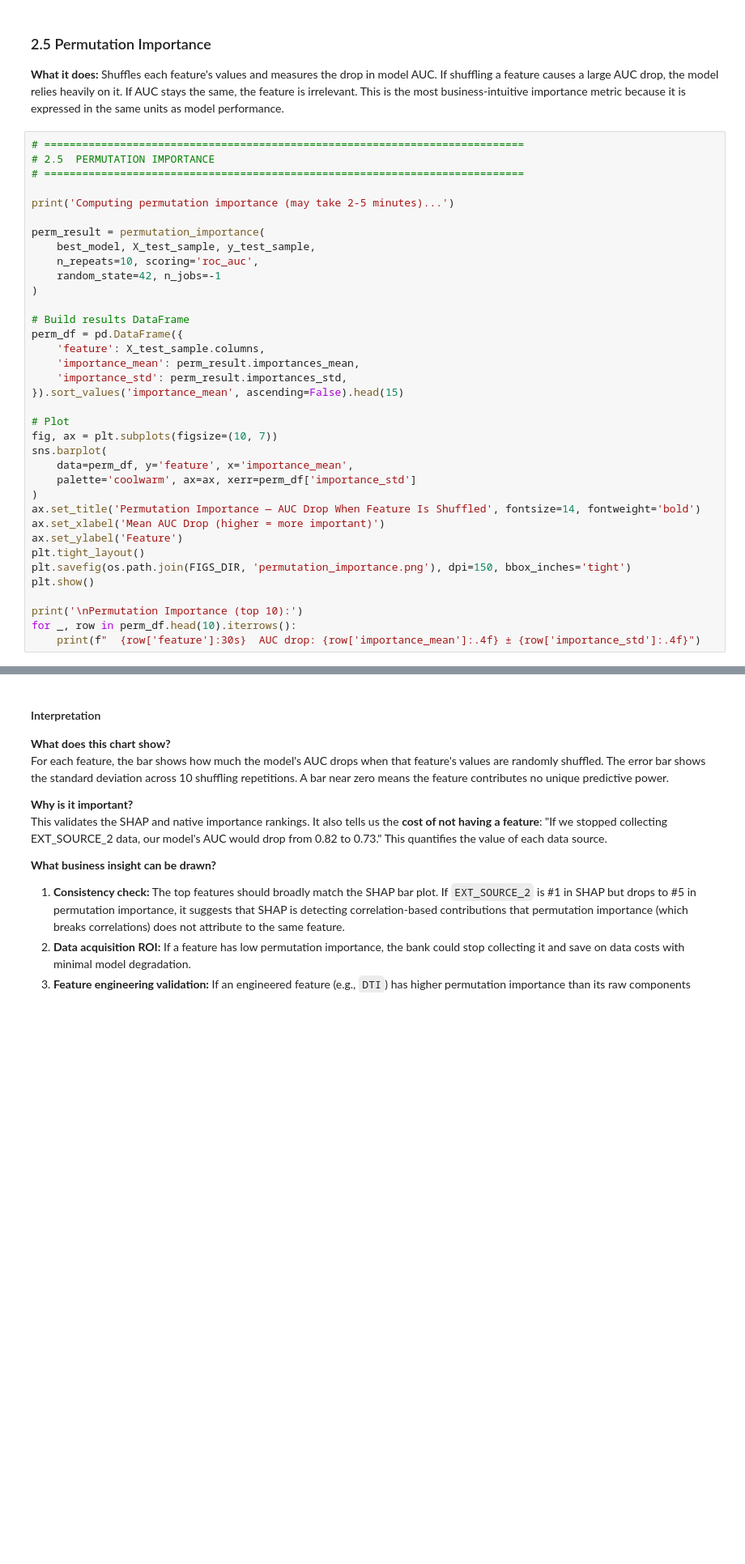
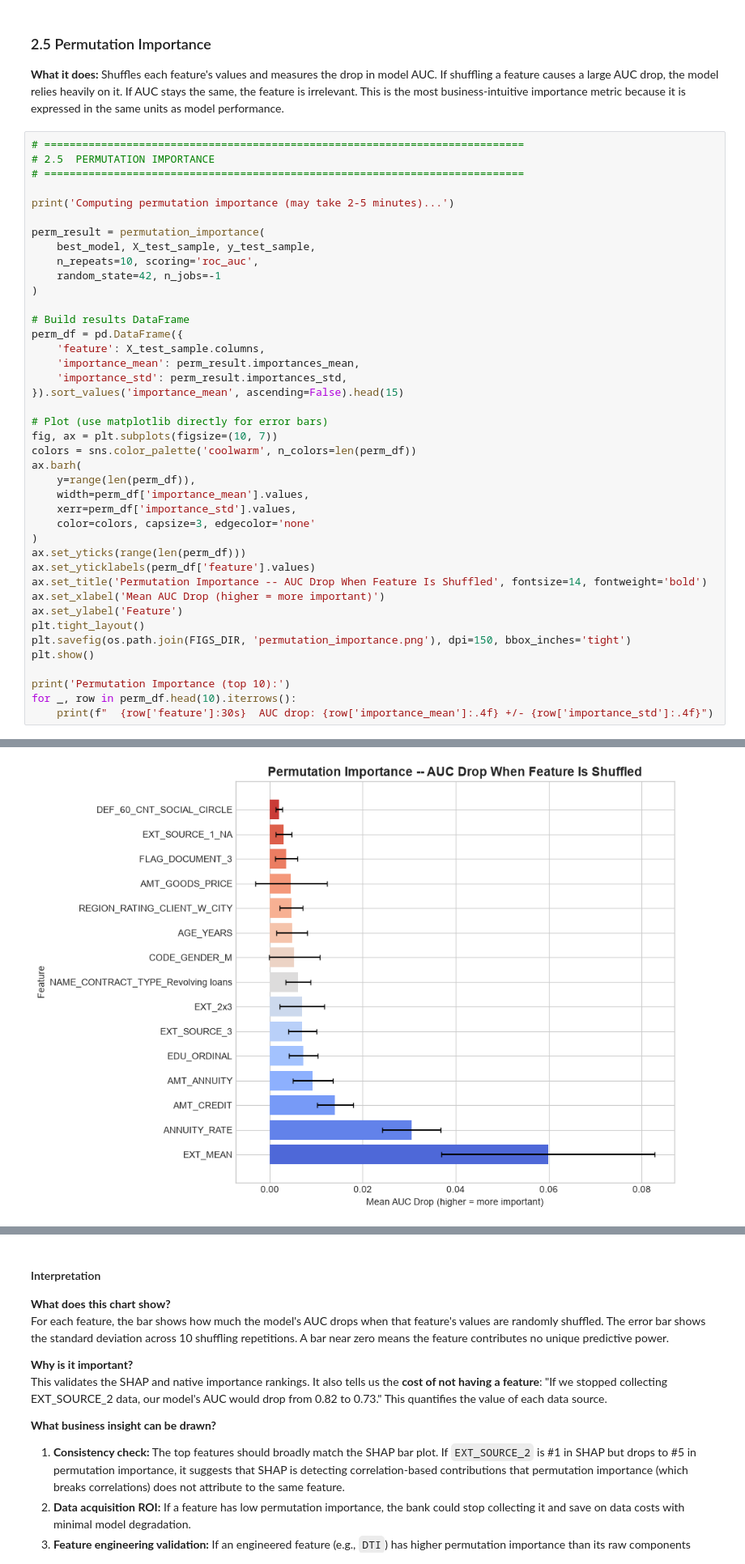
Before and after one commit to ryanchangggg/credit-risk-analytics, a Jupyter notebook: notebooks/04_explainability.ipynb, the cells around one changed output, grey strips where cells are left out. Shown at 81% size. Saved outputs shown, nothing was run; the diff lists cells and outputs as text; blank space fills up the shorter version.

```diff
--- a/notebooks/04_explainability.ipynb
+++ b/notebooks/04_explainability.ipynb
@@ -328,19 +367,25 @@ perm_df = pd.DataFrame({
     'importance_std': perm_result.importances_std,
 }).sort_values('importance_mean', ascending=False).head(15)
 
-# Plot
+# Plot (use matplotlib directly for error bars)
 fig, ax = plt.subplots(figsize=(10, 7))
-sns.barplot(
-    data=perm_df, y='feature', x='importance_mean',
-    palette='coolwarm', ax=ax, xerr=perm_df['importance_std']
+colors = sns.color_palette('coolwarm', n_colors=len(perm_df))
+ax.barh(
+    y=range(len(perm_df)),
+    width=perm_df['importance_mean'].values,
+    xerr=perm_df['importance_std'].values,
+    color=colors, capsize=3, edgecolor='none'
 )
-ax.set_title('Permutation Importance — AUC Drop When Feature Is Shuffled', fontsize=14, fontweight='bold')
+ax.set_yticks(range(len(perm_df)))
+ax.set_yticklabels(perm_df['feature'].values)
+ax.set_title('Permutation Importance -- AUC Drop When Feature Is Shuffled', fontsize=14, fontweight='bold')
 ax.set_xlabel('Mean AUC Drop (higher = more important)')
 ax.set_ylabel('Feature')
 plt.tight_layout()
 plt.savefig(os.path.join(FIGS_DIR, 'permutation_importance.png'), dpi=150, bbox_inches='tight')
 plt.show()
 
-print('\nPermutation Importance (top 10):')
+print('Permutation Importance (top 10):')
 for _, row in perm_df.head(10).iterrows():
-    print(f"  {row['feature']:30s}  AUC drop: {row['importance_mean']:.4f} ± {row['importance_std']:.4f}")
+    print(f"  {row['feature']:30s}  AUC drop: {row['importance_mean']:.4f} +/- {row['importance_std']:.4f}")
+# %% [output]
@@ -346,0 +393 @@ for _, row in perm_df.head(10).iterrows():
+[figure, added]
```
Also changed, not shown: parts of 11 cells of this notebook, 25 other files.
